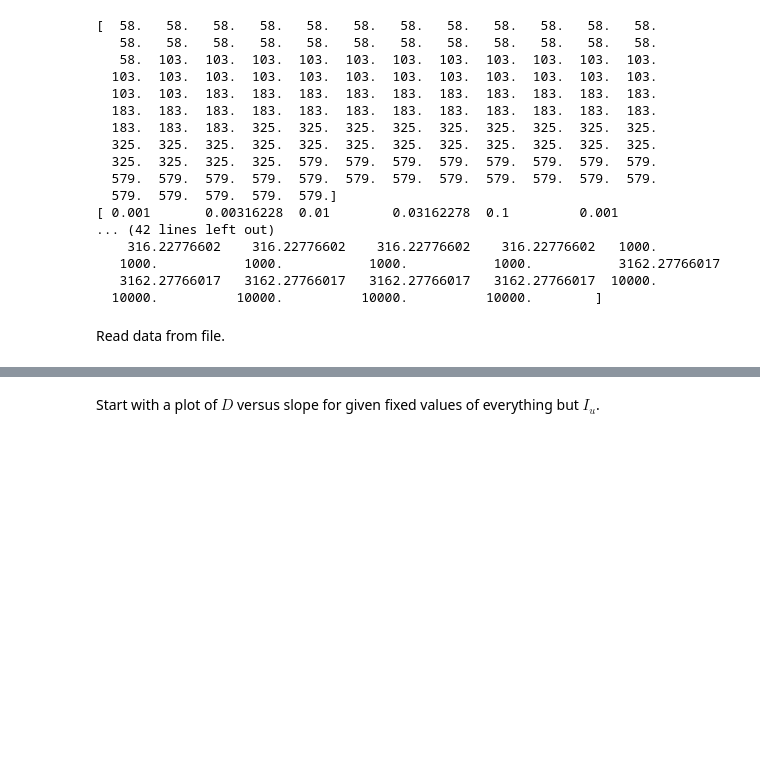
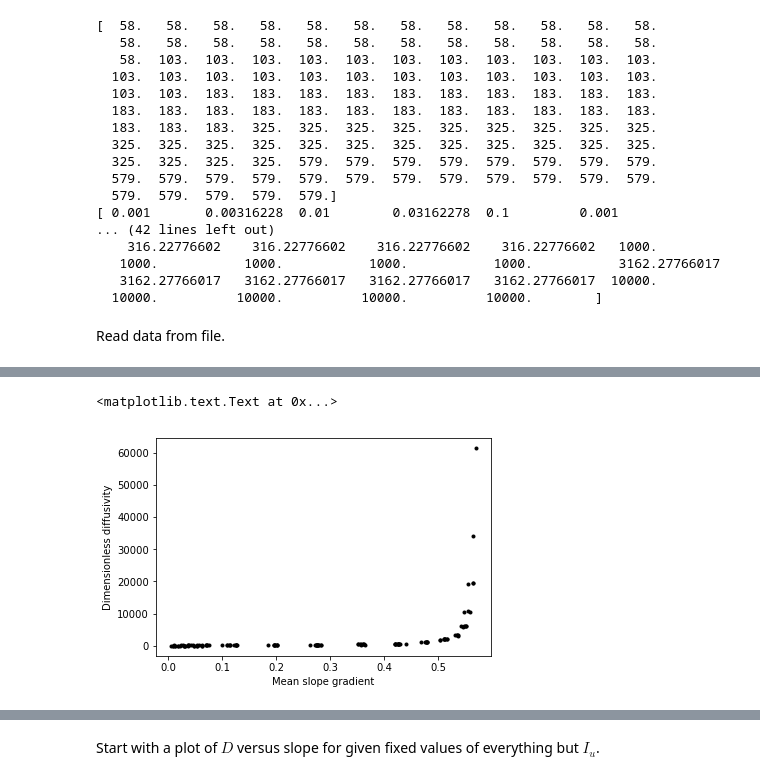
Before and after one commit to gregtucker/grain_hills, a Jupyter notebook: PostprocessingScripts/analysis_of_grain_hill_data.ipynb, the cells around one changed output, grey strips where cells are left out. Saved outputs shown, nothing was run; the diff lists cells and outputs as text; code cells hidden in the pictures; blank space fills up the shorter version.

```diff
--- a/PostprocessingScripts/analysis_of_grain_hill_data.ipynb
+++ b/PostprocessingScripts/analysis_of_grain_hill_data.ipynb
@@ -76,0 +113,9 @@ So, we ought to be able to plot $D$ as a function of slope, etc.
+# %%
+D_prime = (4 * hill_length * hill_length) / (3 * uplint * mean_ht * dist_rate)
+
+plt.plot(mean_slope, D_prime, 'k.')
+plt.xlabel('Mean slope gradient')
+plt.ylabel('Dimensionless diffusivity')
+# %% [output]
+<matplotlib.text.Text at 0x...>
+[figure, added]
```
Also changed, not shown: parts of 10 cells of this notebook, 3 other files.
